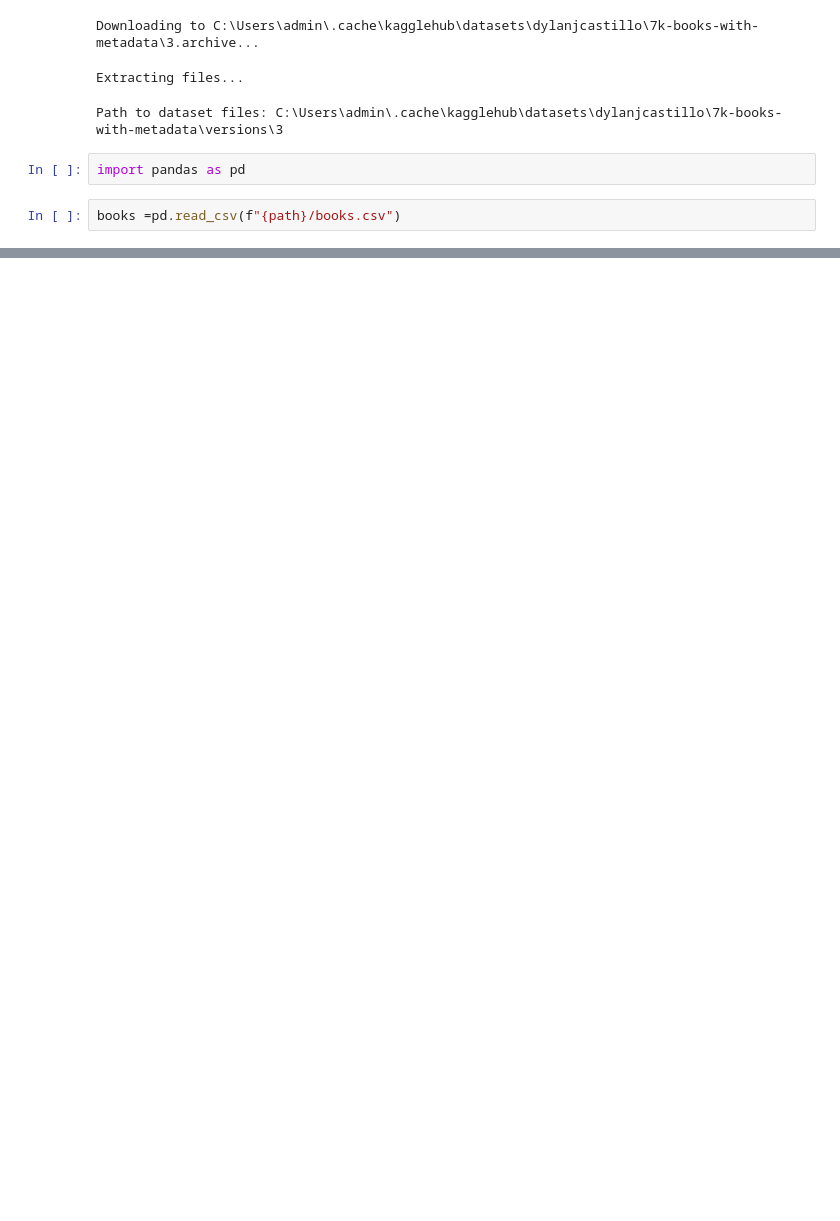
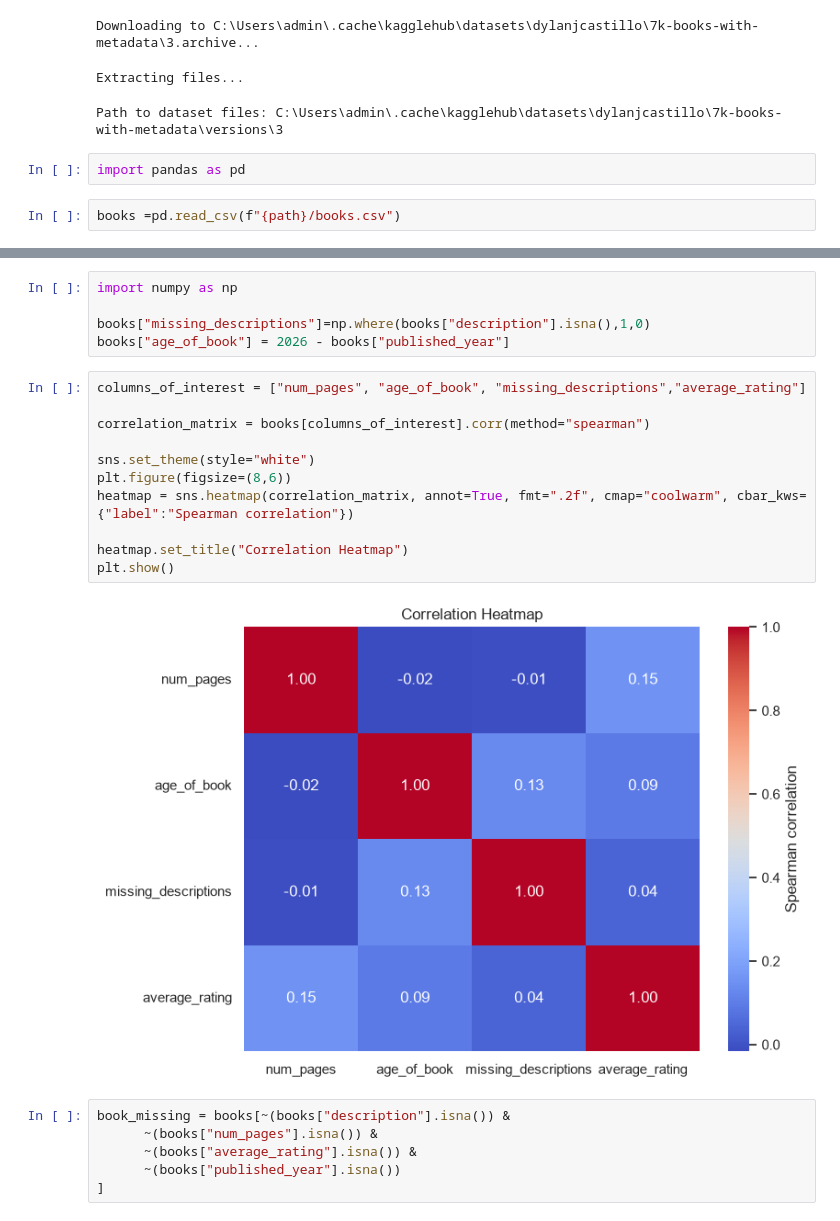
Before and after one commit to UvishaFernando/book-recommender, a Jupyter notebook: data-exploration.ipynb, the cells around one changed output, grey strips where cells are left out. Saved outputs shown, nothing was run; the diff lists cells and outputs as text; blank space fills up the shorter version.

```diff
--- a/data-exploration.ipynb
+++ b/data-exploration.ipynb
@@ -15,0 +47,24 @@ books =pd.read_csv(f"{path}/books.csv")
+# %%
+import numpy as np
+
+books["missing_descriptions"]=np.where(books["description"].isna(),1,0)
+books["age_of_book"] = 2026 - books["published_year"]
+# %%
+columns_of_interest = ["num_pages", "age_of_book", "missing_descriptions","average_rating"]
+
+correlation_matrix = books[columns_of_interest].corr(method="spearman")
+
+sns.set_theme(style="white")
+plt.figure(figsize=(8,6))
+heatmap = sns.heatmap(correlation_matrix, annot=True, fmt=".2f", cmap="coolwarm", cbar_kws={"label":"Spearman correlation"})
+
+heatmap.set_title("Correlation Heatmap")
+plt.show()
+# %% [output]
+[figure, added]
+# %%
+book_missing = books[~(books["description"].isna()) &
+      ~(books["num_pages"].isna()) &
+      ~(books["average_rating"].isna()) &
+      ~(books["published_year"].isna())
+]
```
Also changed, not shown: parts of 19 cells of this notebook.
